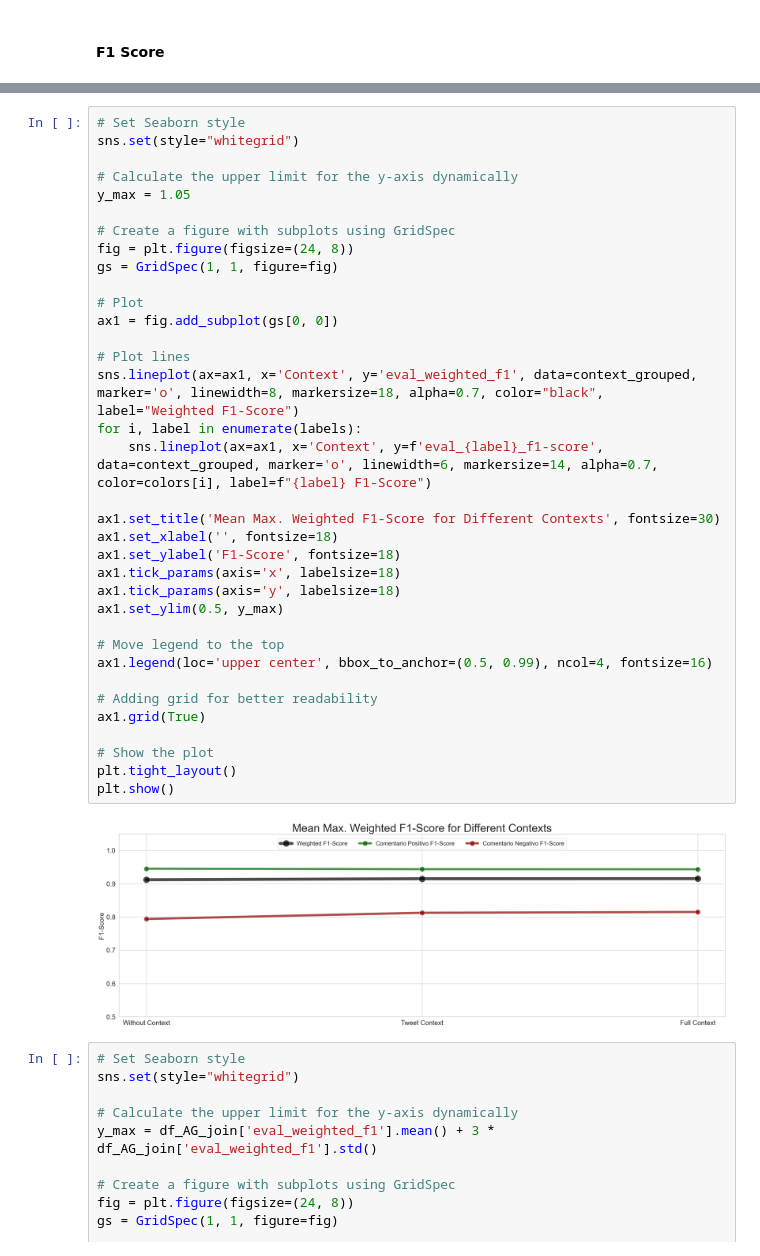
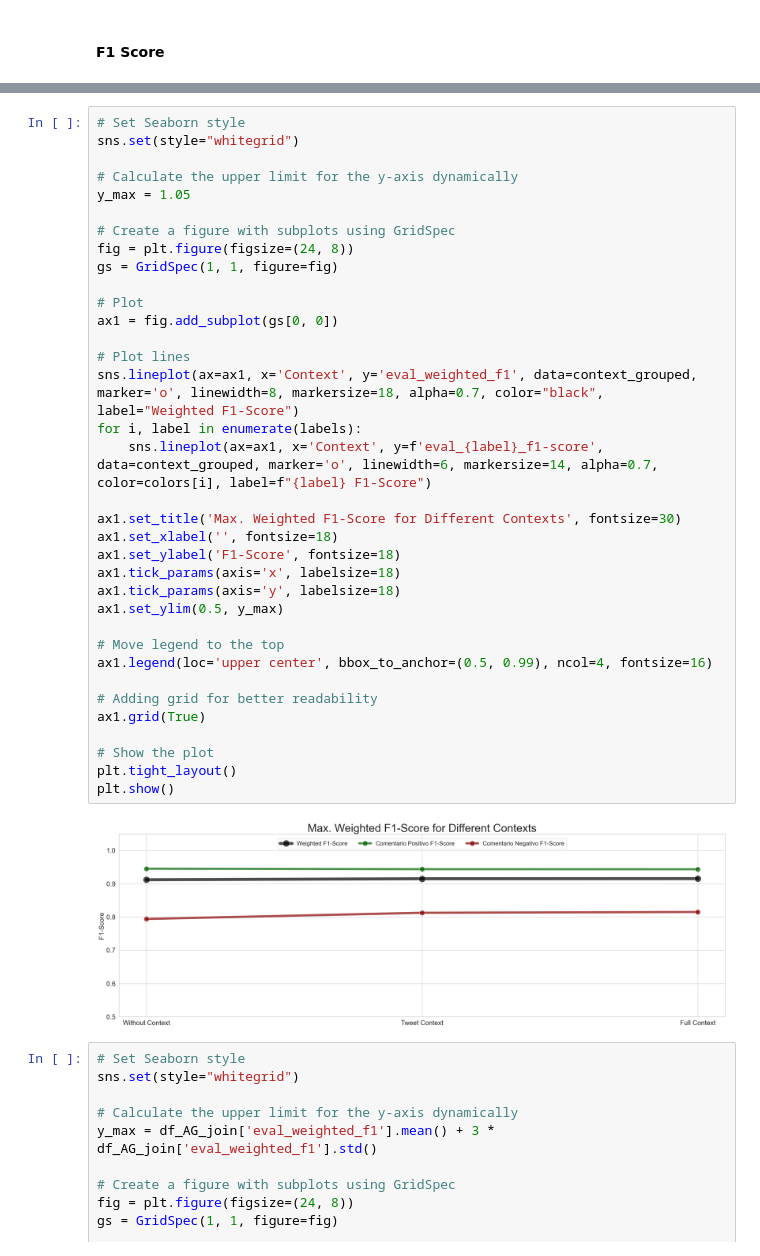
Before and after one commit to jorgegarcelan/HS-Detection-SeAcabo, a Jupyter notebook: DeepLearning/Plots.ipynb, the cells around one changed output, grey strips where cells are left out. Saved outputs shown, nothing was run; the diff lists cells and outputs as text.

Commit message:
Fixed title of plots

```diff
--- a/DeepLearning/Plots.ipynb
+++ b/DeepLearning/Plots.ipynb
@@ -101,35 +101,35 @@ sns.set(style="whitegrid")
 y_max = 1.05
 
 # Create a figure with subplots using GridSpec
 fig = plt.figure(figsize=(24, 8))
 gs = GridSpec(1, 1, figure=fig)
 
 # Plot
 ax1 = fig.add_subplot(gs[0, 0])
 
 # Plot lines
 sns.lineplot(ax=ax1, x='Context', y='eval_weighted_f1', data=context_grouped, marker='o', linewidth=8, markersize=18, alpha=0.7, color="black", label="Weighted F1-Score")
 for i, label in enumerate(labels):
     sns.lineplot(ax=ax1, x='Context', y=f'eval_{label}_f1-score', data=context_grouped, marker='o', linewidth=6, markersize=14, alpha=0.7, color=colors[i], label=f"{label} F1-Score")
 
-ax1.set_title('Mean Max. Weighted F1-Score for Different Contexts', fontsize=30)
+ax1.set_title('Max. Weighted F1-Score for Different Contexts', fontsize=30)
 ax1.set_xlabel('', fontsize=18)
 ax1.set_ylabel('F1-Score', fontsize=18)
 ax1.tick_params(axis='x', labelsize=18)
 ax1.tick_params(axis='y', labelsize=18)
 ax1.set_ylim(0.5, y_max)
 
 # Move legend to the top
 ax1.legend(loc='upper center', bbox_to_anchor=(0.5, 0.99), ncol=4, fontsize=16)
 
 # Adding grid for better readability
 ax1.grid(True)
 
 # Show the plot
 plt.tight_layout()
 plt.show()
 # %% [output]
-[figure, old version]
+[figure, new version]
 # %%
 # Set Seaborn style
 sns.set(style="whitegrid")
```
Also changed, not shown: parts of 2 cells of this notebook.
